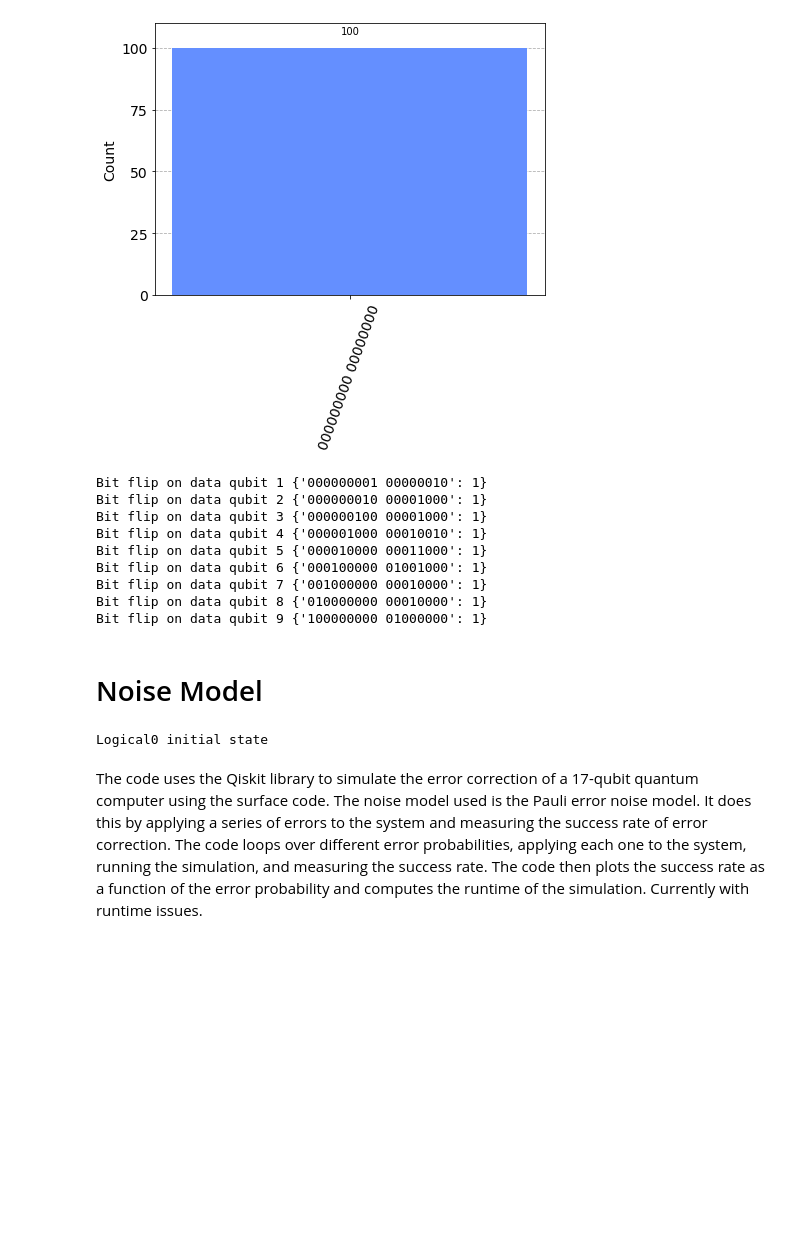
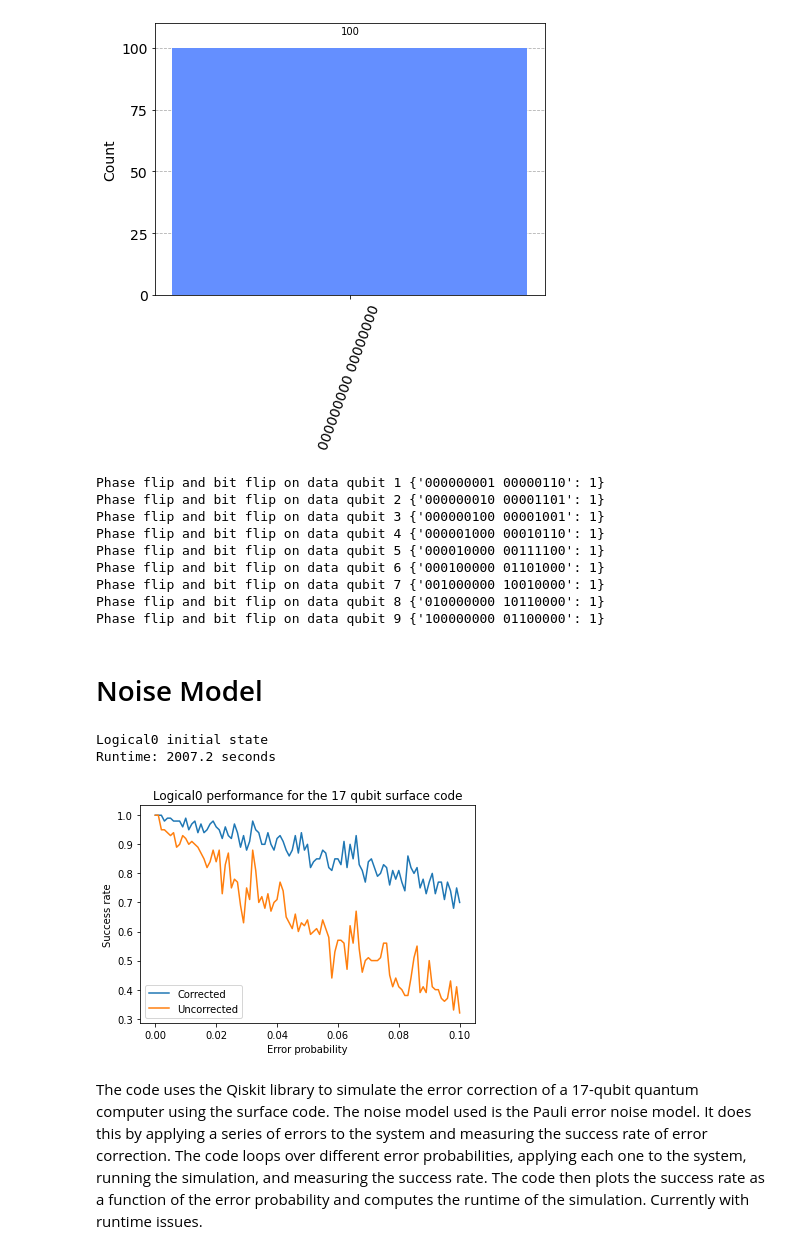
Before and after one commit to daschaich/QEC-Notebooks, a Jupyter notebook: 17 Qubit Surface Code.ipynb, the cells around one changed output. Saved outputs shown, nothing was run; the diff lists cells and outputs as text; code cells hidden in the pictures; blank space fills up the shorter version.

```diff
--- a/17 Qubit Surface Code.ipynb
+++ b/17 Qubit Surface Code.ipynb
@@ -137,8 +137,8 @@ data_qubits = [1, 2, 3, 7, 8, 9, 13, 14, 15]
 for i in range(0,9):
     new_circ = QuantumCircuit(17,8)
     new_circ.append(my_gate,[0,1,2,3,4,5,6,7,8,9,10,11,12,13,14,15,16])
+    new_circ.z(data_qubits[i])
     new_circ.x(data_qubits[i])
-
     new_circ.append(my_gate,[0,1,2,3,4,5,6,7,8,9,10,11,12,13,14,15,16])
     for j in range(0,8):
         new_circ.measure(meas_qubits[j],j)
@@ -159,17 +159,17 @@ for i in range(0,9):
     # Get the counts from the result
     counts = result.get_counts()
 
-    print(f'Bit flip on data qubit {i + 1}', counts)
+    print(f'Phase flip and bit flip on data qubit {i + 1}', counts)
 # %% [output]
-Bit flip on data qubit 1 {'000000001 00000010': 1}
-Bit flip on data qubit 2 {'000000010 00001000': 1}
-Bit flip on data qubit 3 {'000000100 00001000': 1}
-Bit flip on data qubit 4 {'000001000 00010010': 1}
-Bit flip on data qubit 5 {'000010000 00011000': 1}
-Bit flip on data qubit 6 {'000100000 01001000': 1}
-Bit flip on data qubit 7 {'001000000 00010000': 1}
-Bit flip on data qubit 8 {'010000000 00010000': 1}
-Bit flip on data qubit 9 {'100000000 01000000': 1}
+Phase flip and bit flip on data qubit 1 {'000000001 00000110': 1}
+Phase flip and bit flip on data qubit 2 {'000000010 00001101': 1}
+Phase flip and bit flip on data qubit 3 {'000000100 00001001': 1}
+Phase flip and bit flip on data qubit 4 {'000001000 00010110': 1}
+Phase flip and bit flip on data qubit 5 {'000010000 00111100': 1}
+Phase flip and bit flip on data qubit 6 {'000100000 01101000': 1}
+Phase flip and bit flip on data qubit 7 {'001000000 10010000': 1}
+Phase flip and bit flip on data qubit 8 {'010000000 10110000': 1}
+Phase flip and bit flip on data qubit 9 {'100000000 01100000': 1}
 # %% [markdown]
 # Noise Model
 # %%
@@ -186,14 +186,24 @@ from qiskit_aer.noise import pauli_error
 # ------------------------------------------------------------------
 # Hard-coded constants
 random.seed(42)     # For reproducibility
-Nshots = 1000
+Nshots = 100
 
 q = QuantumRegister(17)              # Create 18-qubit quantum register
 c = ClassicalRegister(8)            # Create 8-bit classical register
 cr = ClassicalRegister(9)           # Create 9-bit classical register to measure the data qubits
 simulator = Aer.get_backend('qasm_simulator')   # Choose simulator
 
+
+meas_qubits = [0,4,5,6,10,11,12,16] # Create a list of ancilla qubits
+data_qubits = [1, 2, 3, 7, 8, 9, 13, 14, 15] # Create a list of data qubits
+x_conditions = [2, 8, 8, 18, 24, 72, 16, 16, 64] # Create a list of conditions of single x errors for c_if statements
+z_conditions = [4, 5, 1, 4, 36, 32, 128, 160, 32]  # Create a list of conditions of single z errors for c_if statements
+x_z_conditions = [6, 13, 9, 22, 60, 104, 144, 180, 96] # Create a list of conditions for x and z errors on single qubits
+
+
+
 error_probs = np.arange(0, 0.101, 0.001)
+sc_gate = sc.to_gate() #create gate from surface code
 # ------------------------------------------------------------------
 
 
@@ -208,7 +218,7 @@ def scan_probs(init):
         sc = QuantumCircuit(q, c)  # Create quantum circuit
 
         #Initialize logical 0
-        sc.append(my_gate, [0,1,2,3,4,5,6,7,8,9,10,11,12,13,14,15,16])
+        sc.append(sc_gate, [0,1,2,3,4,5,6,7,8,9,10,11,12,13,14,15,16])
 
         # Construct a 1-qubit bit-flip error
         error = pauli_error([('X', 0.5 * p_err),
@@ -221,24 +231,19 @@ def scan_probs(init):
                 sc.append(error, [n])
 
         #Append our 17 qubit surface code entangling gate
-        sc.append(my_gate, [0,1,2,3,4,5,6,7,8,9,10,11,12,13,14,15,16])
+        sc.append(sc_gate, [0,1,2,3,4,5,6,7,8,9,10,11,12,13,14,15,16])
 
 
         # Measure the eight ancilla qubits
         for j in range(0,8):
             sc.measure(meas_qubits[j],j)
 
-        # Do error correction
-        sc.x(q[0]).c_if(c,2)
-        sc.x(q[1]).c_if(c,8)
-        sc.x(q[2]).c_if(c,8)
-        sc.x(q[3]).c_if(c,18)
-        sc.x(q[4]).c_if(c,24)
-        sc.x(q[5]).c_if(c,72)
-        sc.x(q[6]).c_if(c,16)
-        sc.x(q[7]).c_if(c,16)
-        sc.x(q[8]).c_if(c,64)
-
+        #Correct for single phase flip and bit flip errors
+        for i in range(len(data_qubits)):
+            sc.x(data_qubits[i]).c_if(c, x_conditions[i])
+            sc.z(data_qubits[i]).c_if(c, z_conditions[i])
+            sc.x(data_qubits[i]).c_if(c, x_z_conditions[i])
+            sc.z(data_qubits[i]).c_if(c, x_z_conditions[i])
         # Add the classical register to the quantum circuit
 
         sc.add_register(cr)
@@ -278,32 +283,34 @@ def scan_probs(init):
 for state in ['zero']:
     runtime = -time.time()
     if state == 'zero':
         print("Logical0 initial state")
     else:
         # Blank line in output to separate results
         print("\nLogical+ initial state")
 
     success_rates, uncorr_rates = scan_probs(state)
 
     # Print runtime here to ignore time spent looking at plot
     runtime += time.time()
     print("Runtime: %0.1f seconds" % runtime)
 
     if state == 'zero':
       title = 'Logical0 performance for the 17 qubit surface code'
     else:
       title = 'Logical+ performance for the 17 qubit surface code'
 
     # Plot the success rate as a function of the error probability
     # TODO: ADD UNCORRECTED VS CORRECTED...
     plt.plot(error_probs, success_rates, label='Corrected')
     plt.plot(error_probs, uncorr_rates, label='Uncorrected')
     plt.title(title)
     plt.xlabel('Error probability')
     plt.ylabel('Success rate')
     plt.legend(loc='lower left')
     plt.show()
 # %% [output]
 Logical0 initial state
+Runtime: 2007.2 seconds
+[figure, added]
 # %% [markdown]
 The code uses the Qiskit library to simulate the error correction of a 17-qubit quantum computer using the surface code. The noise model used is the Pauli error noise model. It does this by applying a series of errors to the system and measuring the success rate of error correction. The code loops over different error probabilities, applying each one to the system, running the simulation, and measuring the success rate. The code then plots the success rate as a function of the error probability and computes the runtime of the simulation. Currently with runtime issues.
```
Also changed, not shown: 2 other files.
